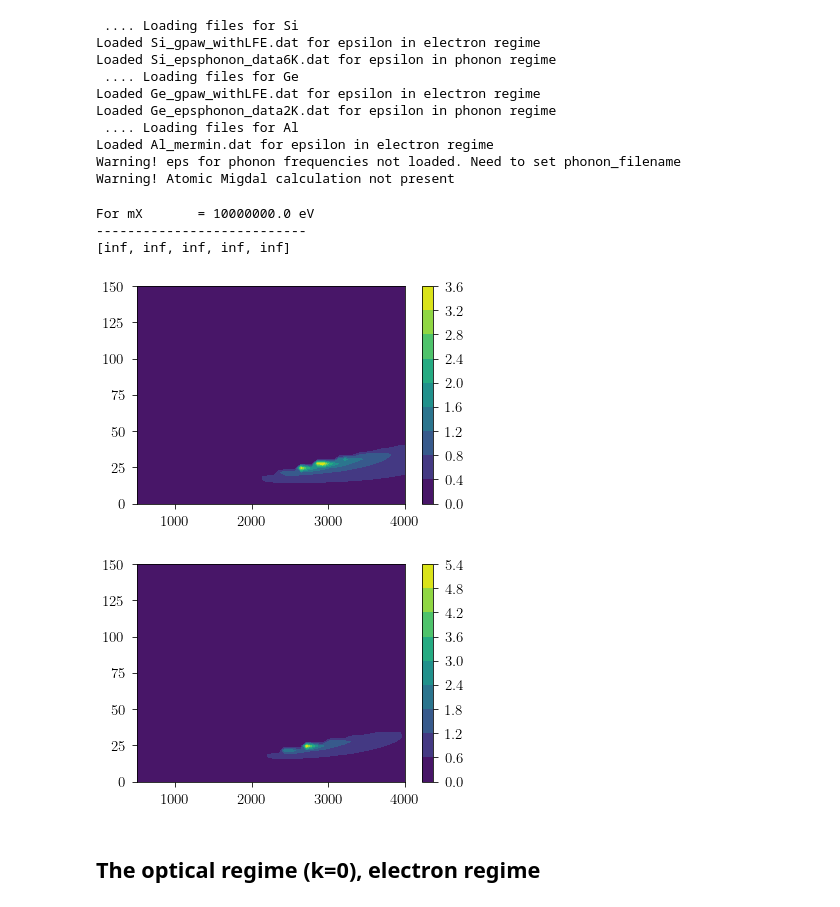
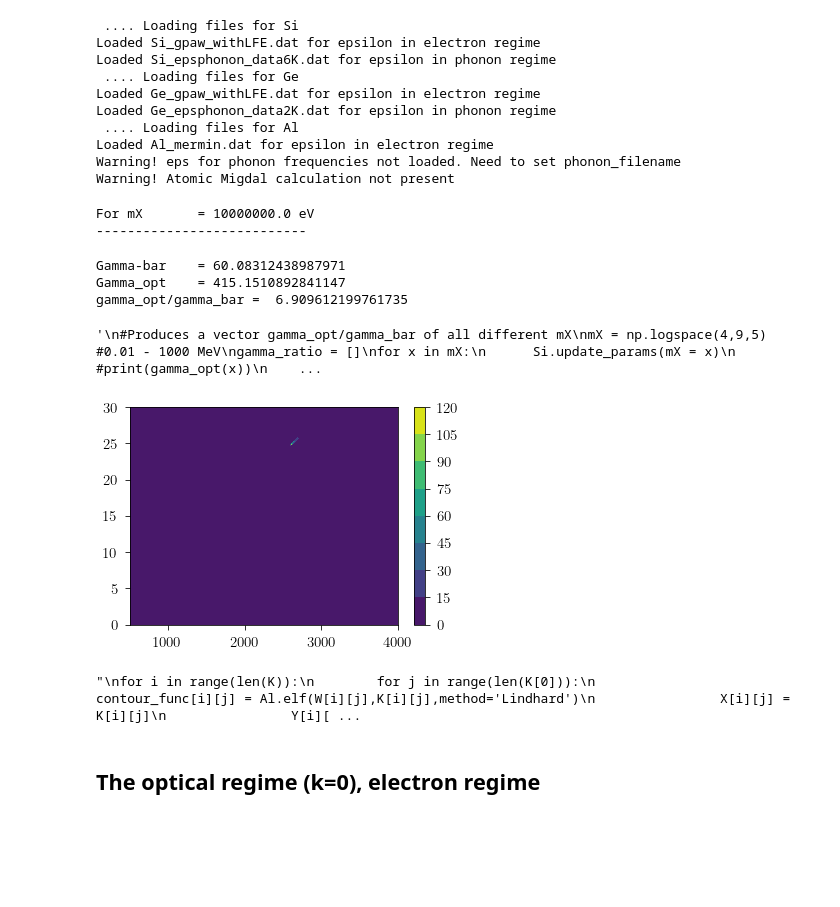
Before and after one commit to QU35T5/DarkELF, a Jupyter notebook: examples/gammabar_jesper.ipynb, the cells around one changed output. Cells and saved outputs as stored; diff of their text form; code cells hidden in the pictures; blank space fills up the shorter version.

```diff
--- a/examples/gammabar_jesper.ipynb
+++ b/examples/gammabar_jesper.ipynb
@@ -53,7 +53,7 @@ v_0   = 230
 v_e   = 240
 v_esc = 600
 c     = 299792.458
-v_max = v_0#v_esc + v_e
+v_max = v_esc + v_e
 
 #DM mass [eV]
 m_X = 1e7
@@ -77,11 +77,13 @@ def p1(v_z): #[(km/s)^-1]
 def I(w,k):
       return (w/k*p1(w/k + k/(2*m_X)))/w
 
+v_max = v_max/c
+
 #w and k limits
 w_min = 0
-w_max = v_max**2 * m_X / 2
-k_min = lambda w: (v_max*m_X - np.sqrt(v_max**2 * m_X**2 - 2 * m_X * w))*c
-k_max = lambda w: (v_max*m_X + np.sqrt(v_max**2 * m_X**2 - 2 * m_X * w))*c
+w_max = (v_max**2 * m_X / 2)
+k_min = lambda w: (v_max*m_X - np.sqrt(v_max**2 * m_X**2 - 2 * m_X * w))
+k_max = lambda w: (v_max*m_X + np.sqrt(v_max**2 * m_X**2 - 2 * m_X * w))
 
 #Integral of I(w,k)ELF(w,k)
 def integrand():
@@ -102,8 +104,8 @@ def gamma_opt(m_X):
 
 print('For mX       =',m_X,'eV')
 print('---------------------------')
-#print('Gamma-bar    =',gamma_bar())
-#print('Gamma_opt    =',gamma_opt(m_X))
+print('Gamma-bar    =',gamma_bar())
+print('Gamma_opt    =',gamma_opt(m_X))
 #print('integrand()  =',integrand())
 #print('w_min        =',w_min)
 #print('w_max        =',w_max)
@@ -112,15 +114,15 @@ print('---------------------------')
 #print('k_max(w_min) =',k_max(w_min))
 #print('k_max(w_max) =',k_max(w_max))
 #print('v_max*m_X    =',v_max*m_X)
-#print('gamma_opt/gamma_bar = ', gamma_opt(m_X)/gamma_bar())
+print('gamma_opt/gamma_bar = ', gamma_opt(m_X)/gamma_bar())
 
 #print('-------------')
 #for w in np.linspace(0,10):
 #      for k in np.linspace(1000,1500):
 #            print(Si.elf(w,k,method='Lindhard'))
 
+'''
 #Produces a vector gamma_opt/gamma_bar of all different mX
-
 mX = np.logspace(4,9,5) #0.01 - 1000 MeV
 gamma_ratio = []
 for x in mX:
@@ -129,48 +131,52 @@ for x in mX:
       gamma_ratio.append(gamma_opt(x)/gamma_bar())
 
 print(gamma_ratio)
+'''
 # %% [output]
 For mX       = 10000000.0 eV
 ---------------------------
-[inf, inf, inf, inf, inf]
+Gamma-bar    = 60.08312438987971
+Gamma_opt    = 415.1510892841147
+gamma_opt/gamma_bar =  6.909612199761735
+'\n#Produces a vector gamma_opt/gamma_bar of all different mX\nmX = np.logspace(4,9,5) #0.01 - 1000 MeV\ngamma_ratio = []\nfor x in mX:\n      Si.update_params(mX = x)\n      #print(gamma_opt(x))\n    ...
 # %%
 #TEST CONTOUR PLOT
-wmin,wmax = 0,150
+wmin,wmax = 0,30
 kmin,kmax = 500,4000
 
-omega_vec = np.linspace(wmin,wmax)
-k_vec     = np.linspace(kmin,kmax)
+omega_vec = np.linspace(wmin,wmax,500)
+k_vec     = np.linspace(kmin,kmax,500)
 
 np.seterr(divide='ignore', invalid='ignore')
 [K,W] = np.meshgrid(k_vec,omega_vec)
 X = np.zeros((len(K), len(K[0])))
 Y = np.zeros((len(K), len(K[0])))
 contour_func = np.zeros((len(K), len(K[0])))
 
 for i in range(len(K)):
         for j in range(len(K[0])):
                 contour_func[i][j] = Si.elf(W[i][j],K[i][j],method='Lindhard')
                 X[i][j] = K[i][j]
                 Y[i][j] = W[i][j]
 
 plt.contourf(X,Y,contour_func,9)
 plt.colorbar()
 plt.show()
-
+'''
 for i in range(len(K)):
         for j in range(len(K[0])):
                 contour_func[i][j] = Al.elf(W[i][j],K[i][j],method='Lindhard')
                 X[i][j] = K[i][j]
                 Y[i][j] = W[i][j]
 
 plt.contourf(X,Y,contour_func,9)
 plt.colorbar()
 plt.show()
-
+'''
 #print(Si.elf(w_min,k_max(w_min)))
 # %% [output]
-[figure, old version]
+[figure, new version]
-[figure, removed]
+"\nfor i in range(len(K)):\n        for j in range(len(K[0])):\n                contour_func[i][j] = Al.elf(W[i][j],K[i][j],method='Lindhard')\n                X[i][j] = K[i][j]\n                Y[i][ ...
 # %%
 #----------
 #-OLD CODE-
```
